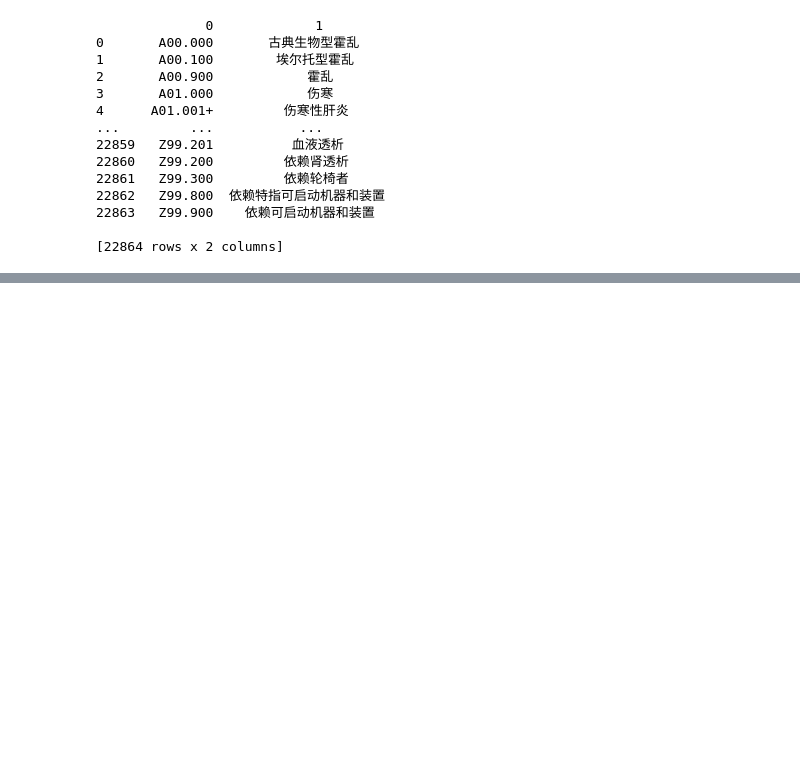
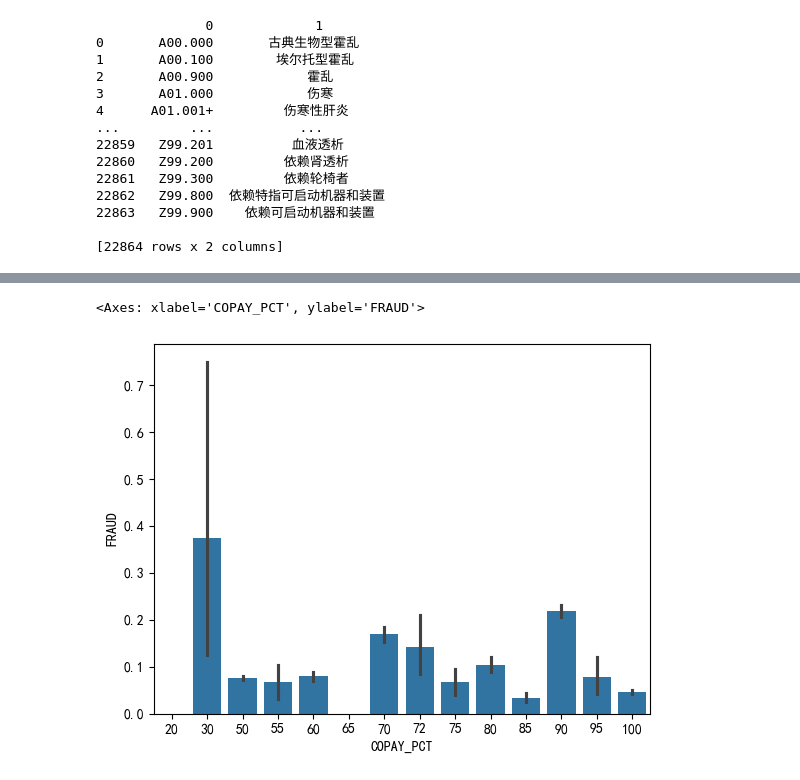
Before and after one commit to Heliumeow/InsuranceClaimClassificationProject, a Jupyter notebook: datawash.ipynb, the cells around one changed output, grey strips where cells are left out. Saved outputs shown, nothing was run; the diff lists cells and outputs as text; code cells hidden in the pictures; blank space fills up the shorter version.

```diff
--- a/datawash.ipynb
+++ b/datawash.ipynb
@@ -165,0 +536,5 @@ print(df_disease_code)
+# %%
+sns.barplot(x='COPAY_PCT',y='FRAUD', data=df)
+# %% [output]
+<Axes: xlabel='COPAY_PCT', ylabel='FRAUD'>
+[figure, added]
```
Also changed, not shown: parts of 38 cells of this notebook.
